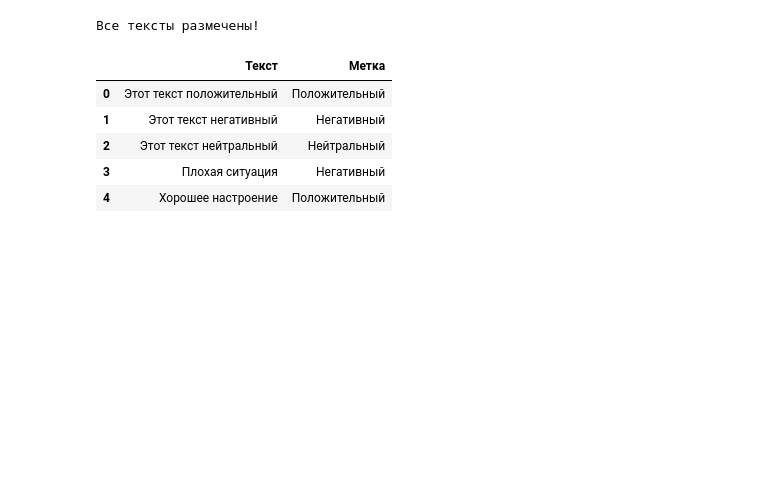
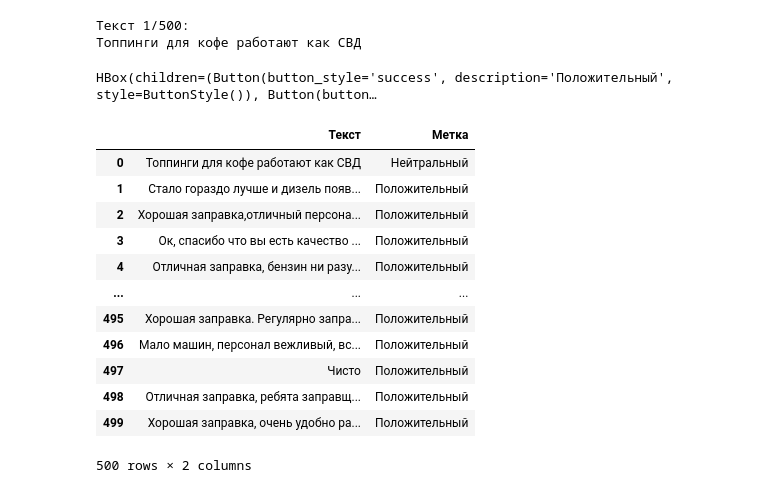
Before and after one commit to amokshina/course_work, a Jupyter notebook: text_markup.ipynb, the cells around one changed output. Drawn from its saved outputs; the diff is of its cells as text; code cells hidden in the pictures; blank space fills up the shorter version.

```diff
--- a/text_markup.ipynb
+++ b/text_markup.ipynb
@@ -3,14 +3,12 @@ import ipywidgets as widgets
 from IPython.display import display, clear_output
 import pandas as pd
 
-# Пример текстов для разметки
-texts = [
-    "Этот текст положительный",
-    "Этот текст негативный",
-    "Этот текст нейтральный",
-    "Плохая ситуация",
-    "Хорошее настроение"
-]
+# Загрузка данных из CSV файла
+# Замените 'path_to_your_file.csv' на путь к вашему файлу
+df = pd.read_csv('all_reviews.csv')
+
+# Предполагается, что у вас есть столбец 'review' с текстами отзывов
+texts = df['comment_text'].tolist()
 
 # Список для хранения результатов
 annotated_data = []
@@ -18,19 +16,22 @@ annotated_data = []
 # Индекс текущего текста
 index = 0
 
+# сколько отзывово разметить
+MAX = 500
+
 def show_next_text():
     """Отображает следующий текст для разметки."""
     global index
     clear_output(wait=True)
 
-    if index >= len(texts):
+    if index >= MAX:
         print("Все тексты размечены!")
         return
 
     text = texts[index]
 
     # Отображаем текст
-    print(f"Текст {index + 1}/{len(texts)}:")
+    print(f"Текст {index + 1}/{MAX}:")
     print(text)
 
     # Создаем три кнопки для меток
@@ -63,16 +64,26 @@ show_next_text()
 # Функция для вывода результатов в конце
 def export_results():
     """Экспортирует размеченные данные в DataFrame."""
-    df = pd.DataFrame(annotated_data, columns=["Текст", "Метка"])
-    return df
+    df_results = pd.DataFrame(annotated_data, columns=["object_id", "author_id", "comment_time", "comment_text", "label"])
+    return df_results
 # %% [output]
-Все тексты размечены!
+Текст 1/500:
+Топпинги для кофе работают как СВД
+HBox(children=(Button(button_style='success', description='Положительный', style=ButtonStyle()), Button(button…
-# %%
-export_results()
-# %% [output]
-|  | Текст | Метка |
-| 0 | Этот текст положительный | Положительный |
-| 1 | Этот текст негативный | Негативный |
-| 2 | Этот текст нейтральный | Нейтральный |
-| 3 | Плохая ситуация | Негативный |
-| 4 | Хорошее настроение | Положительный |
+# %%
+results_df = export_results()
+results_df
+# %% [output]
+|  | Текст | Метка |
+| 0 | Топпинги для кофе работают как СВД | Нейтральный |
+| 1 | Стало гораздо лучше и дизель появ... | Положительный |
+| 2 | Хорошая заправка,отличный персона... | Положительный |
+| 3 | Ок, спасибо что вы есть качество ... | Положительный |
+| 4 | Отличная заправка, бензин ни разу... | Положительный |
+| ... | ... | ... |
+| 495 | Хорошая заправка. Регулярно запра... | Положительный |
+| 496 | Мало машин, персонал вежливый, вс... | Положительный |
+| 497 | Чисто | Положительный |
+| 498 | Отличная заправка, ребята заправщ... | Положительный |
+| 499 | Хорошая заправка, очень удобно ра... | Положительный |
+500 rows × 2 columns
```
Also changed, not shown: parts of 12 cells of this notebook, 18 other files.
